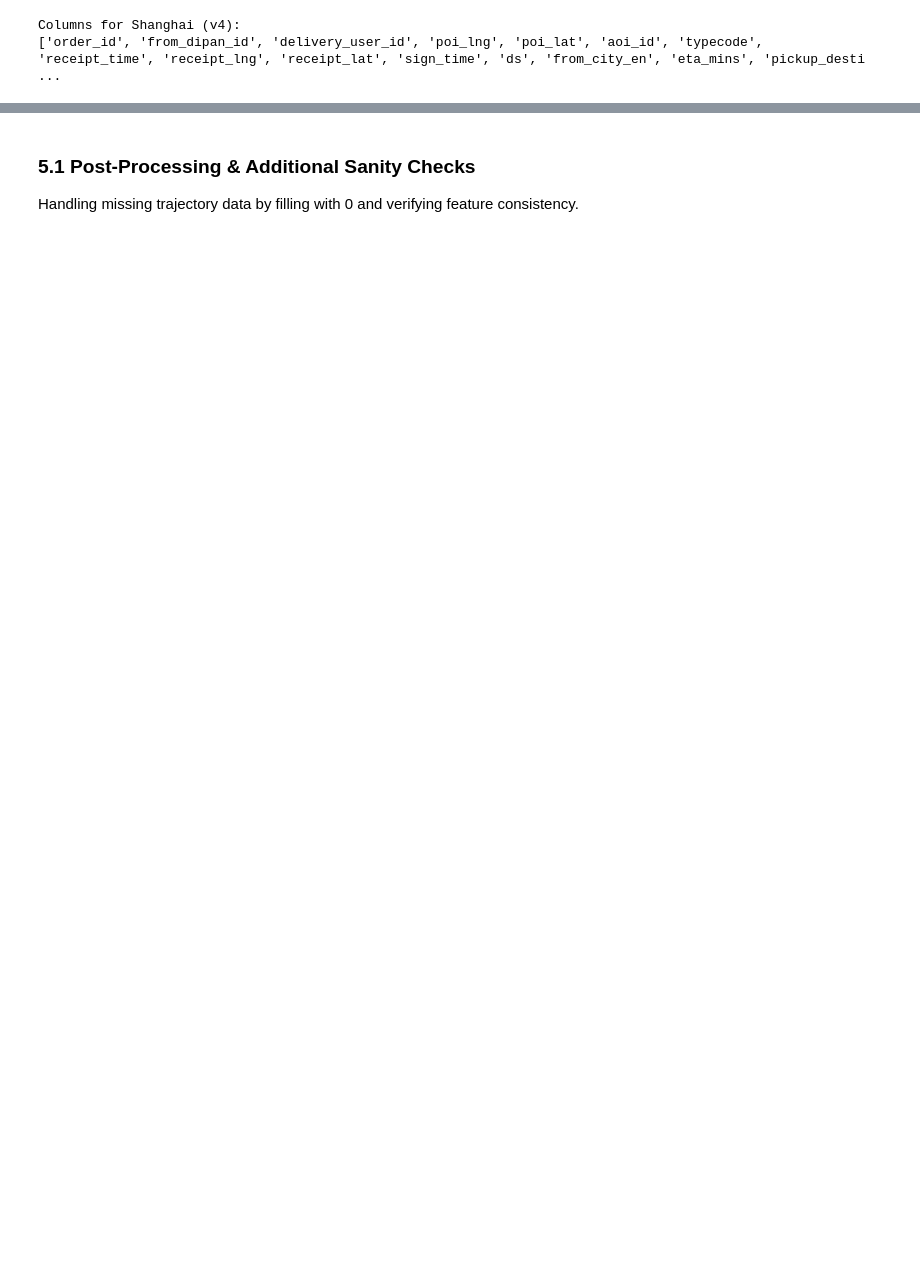
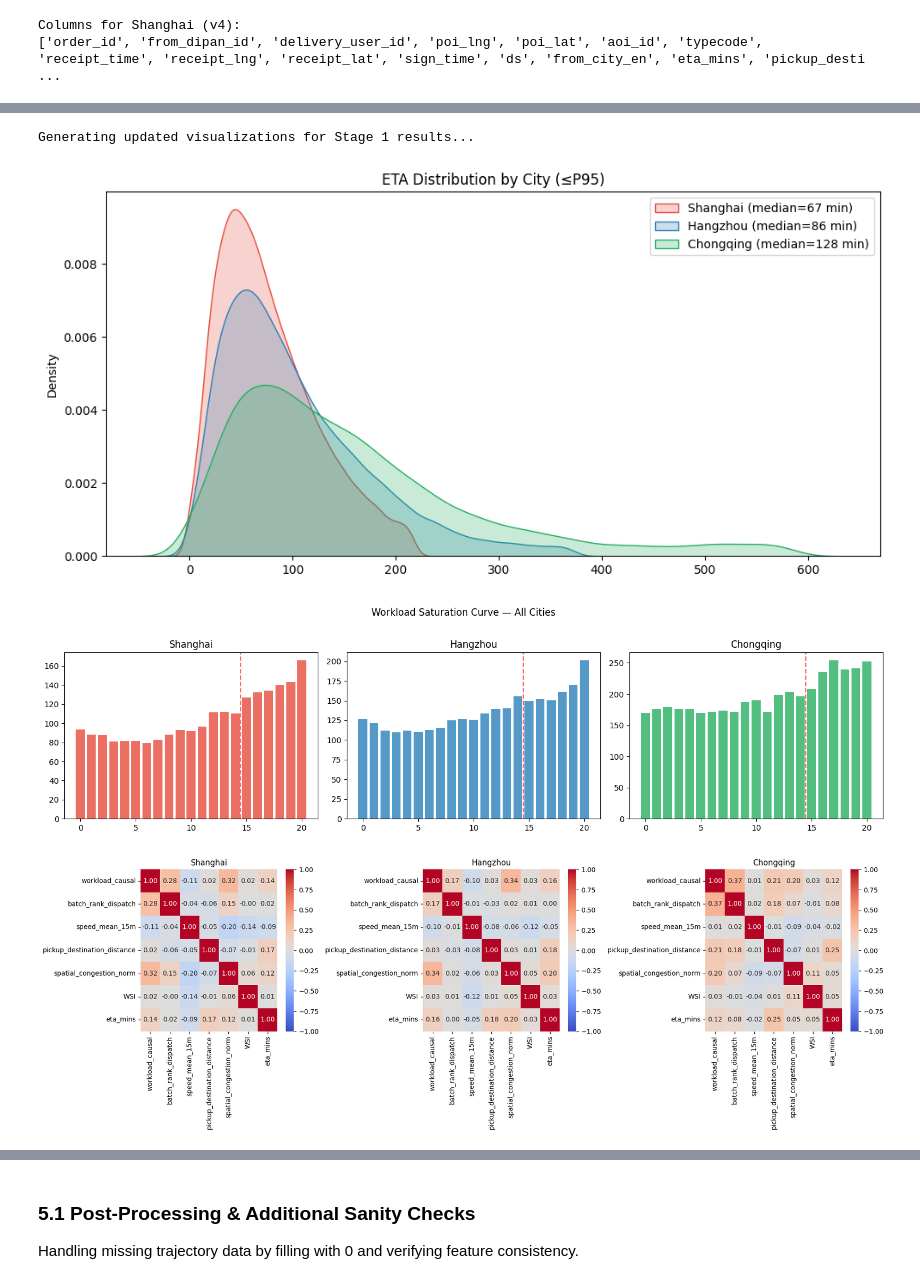
Before and after one commit to aymuos/endgame, a Jupyter notebook: 00_master_feature_creator.ipynb, the cells around one changed output, grey strips where cells are left out. Cells and saved outputs as stored; diff of their text form; code cells hidden in the pictures; blank space fills up the shorter version.

```diff
--- a/00_master_feature_creator.ipynb
+++ b/00_master_feature_creator.ipynb
@@ -1541,3 +1566,54 @@ shape: (5, 29)
 | "601eb6bd043c0ae8ee7d8c4567859a… | "3db58cbea96232aa2a3a768858e210… | "3db58cbea96232aa2a3a768858e210… | 2021-03-18 07:01:00 | 12 | 118.957727 | 11 | ... |
 | "ffb6a945675055517cb92f4245f1af… | "3db58cbea96232aa2a3a768858e210… | "3db58cbea96232aa2a3a768858e210… | 2021-03-18 07:01:00 | 12 | 89.138348 | 11 | ... |
 | "dcee00510951a4b92d77f96473d144… | "3db58cbea96232aa2a3a768858e210… | "3db58cbea96232aa2a3a768858e210… | 2021-03-18 07:01:00 | 12 | 95.614754 | 11 | ... |
+# %%
+import matplotlib.pyplot as plt
+import seaborn as sns
+import polars as pl
+import numpy as np
+
+def plot_eta_by_city(city_results, clip_pct=0.95):
+    fig, ax = plt.subplots(figsize=(10, 5))
+    colors = {"Shanghai": "#e74c3c", "Hangzhou": "#2980b9", "Chongqing": "#27ae60"}
+    for city, df in city_results.items():
+        cap = df["eta_mins"].quantile(clip_pct)
+        data = df.filter(pl.col("eta_mins") <= cap)["eta_mins"].to_numpy()
+        med = float(np.median(data))
+        sns.kdeplot(data, ax=ax, label=f"{city} (median={med:.0f} min)", color=colors.get(city), fill=True, alpha=0.25)
+    ax.set_title(f"ETA Distribution by City (\u2264P{int(clip_pct*100)})")
+    ax.legend()
+    plt.tight_layout()
+    plt.show()
+
+def plot_saturation_by_city(city_results):
+    fig, axes = plt.subplots(1, len(city_results), figsize=(15, 4))
+    colors = {"Shanghai": "#e74c3c", "Hangzhou": "#2980b9", "Chongqing": "#27ae60"}
+    for ax, (city, df) in zip(axes, city_results.items()):
+        plot_df = df.with_columns(pl.col("workload_causal").clip(upper_bound=20)).group_by("workload_causal").agg(pl.mean("eta_mins").alias("mean_eta")).sort("workload_causal").to_pandas()
+        ax.bar(plot_df["workload_causal"], plot_df["mean_eta"], color=colors.get(city, "steelblue"), alpha=0.8)
+        ax.axvline(x=14.5, color="red", linestyle="--", alpha=0.6)
+        ax.set_title(city)
+    plt.suptitle("Workload Saturation Curve \u2014 All Cities", y=1.02)
+    plt.tight_layout()
+    plt.show()
+
+def plot_feature_corr_heatmap(city_results):
+    key_features = ["workload_causal", "batch_rank_dispatch", "speed_mean_15m", "pickup_destination_distance", "spatial_congestion_norm", "WSI", "eta_mins"]
+    fig, axes = plt.subplots(1, len(city_results), figsize=(18, 6))
+    for ax, (city, df) in zip(axes, city_results.items()):
+        avail = [c for c in key_features if c in df.columns]
+        corr_mat = df.select(avail).to_pandas().corr()
+        sns.heatmap(corr_mat, ax=ax, cmap="coolwarm", center=0, annot=True, fmt=".2f", vmin=-1, vmax=1)
+        ax.set_title(city)
+    plt.tight_layout()
+    plt.show()
+
+print("Generating updated visualizations for Stage 1 results...")
+plot_eta_by_city(city_results_v4)
+plot_saturation_by_city(city_results_v4)
+plot_feature_corr_heatmap(city_results_v4)
+# %% [output]
+Generating updated visualizations for Stage 1 results...
+[figure, added]
+[figure, added]
+[figure, added]
```
Also changed, not shown: parts of 18 cells of this notebook.
